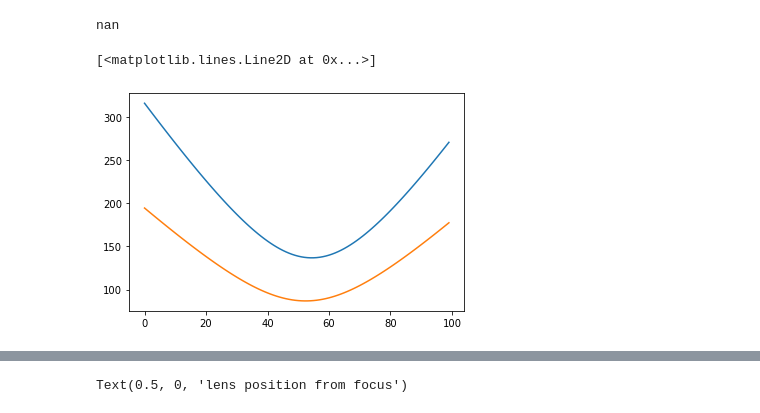
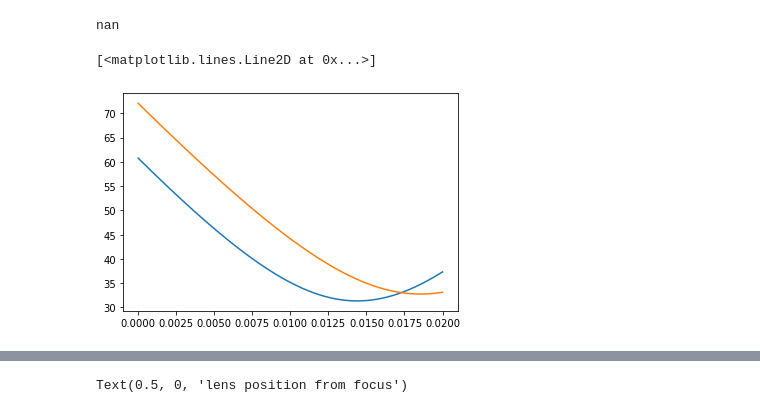
Before and after one commit to JianhuiL/Gaussian_Optics, a Jupyter notebook: Doubling Cavity jh.ipynb, the cells around one changed output, grey strips where cells are left out. Cells and saved outputs as stored; diff of their text form; code cells hidden in the pictures.

```diff
--- a/Doubling Cavity jh.ipynb
+++ b/Doubling Cavity jh.ipynb
@@ -322,33 +314,13 @@ q_i = Gaussian(position = True, wl = wl, n= n_air, waist = waist_start, z = 100e
-# %%
-q_list500 = []
-waist_list500 = []
-pos_list500 = []
-for focus_spot in focus_scan500:
-    m1 = Propagate(0.1)
-    m2 = Thin_lens(focus)
-    m3 = Propagate(focus_spot)
-    m4 = Propagate(0.138/2)
-    m5 = Propagate(0.136)
-    m6 = Reflection(0.1,axis = 'h',fold = 23)
-    m7 = Propagate(0.045)
-    m8 = Refraction(n_air,n_crystal)
-    m9 = Propagate(0.01,n=n_crystal)
-    matrix = m9*m8*m7*m6*m5*m4*m3*m2*m1
-    q_f = Gaussian_transfer(q_i, matrix)
-    q_list500.append(q_f)
-    waist_list500.append(Waist(q_f,wl,n_air))
-    pos_list500.append(Position_from_waist(q_f))
 # %%
 wl = 1.087e-6
 n_air = 1
-n_crystal = 1.747
 waist_start = 1.6e-3/2
 l1 = 0.138
 l2 = 0.136
 l3 = 0.11
 lc = 0.02
 fold = 23
-focus = 500e-3
+focus = 400e-3
 radius = 0.1
 n_air = 1
 n_crystal = 1.747
@@ -359,17 +331,23 @@ q_list = []
 waist_list_h = []
 waist_list_v = []
 pos_list400 = []
-for focus_spot in focus_scan400:
-    q_f_h = Beam_to_cavity(q_i,0.1,focus,focus_spot,l1,l2,l3,lc,radius,fold,n_air,n_crystal)[0]
-    q_f_v = Beam_to_cavity(q_i,0.1,focus,focus_spot,l1,l2,l3,lc,radius,fold,n_air,n_crystal)[1]
+p1 = 0.1
+f1 = 750e-3
+p2 = 750e-3
+lc_list = np.linspace(0,0.02,1000)
+for lc_scan in lc_list:
+    q_ini = Focus(q_i,p1,f1,p2)
+#     w_test = Waist(q_ini, wl, n_air)
+    q_f_h = Beam_to_cavity(q_ini,0.1,focus,focus_spot,l1,l2,l3,lc,radius,fold,n_air,n_crystal,lc_scan=lc_scan)[0]
+    q_f_v = Beam_to_cavity(q_ini,0.1,focus,focus_spot,l1,l2,l3,lc,radius,fold,n_air,n_crystal,lc_scan=lc_scan)[1]
     waist_list_h.append(Waist(q_f_h,wl,n_crystal))
     waist_list_v.append(Waist(q_f_v,wl,n_crystal))
 #     pos_list400.append(Position_from_waist(q_f))
 waist_list_h = np.array(waist_list_h)
 waist_list_v = np.array(waist_list_v)
 # %%
-plt.plot(waist_list_h*2/1e-6)
-plt.plot(waist_list_v*2/1e-6)
+plt.plot(lc_list,waist_list_h/1e-6)
+plt.plot(lc_list,waist_list_v/1e-6)
 # %% [output]
 [<matplotlib.lines.Line2D at 0x...>]
-[figure, old version]
+[figure, new version]
```
Also changed, not shown: parts of 18 cells of this notebook.
